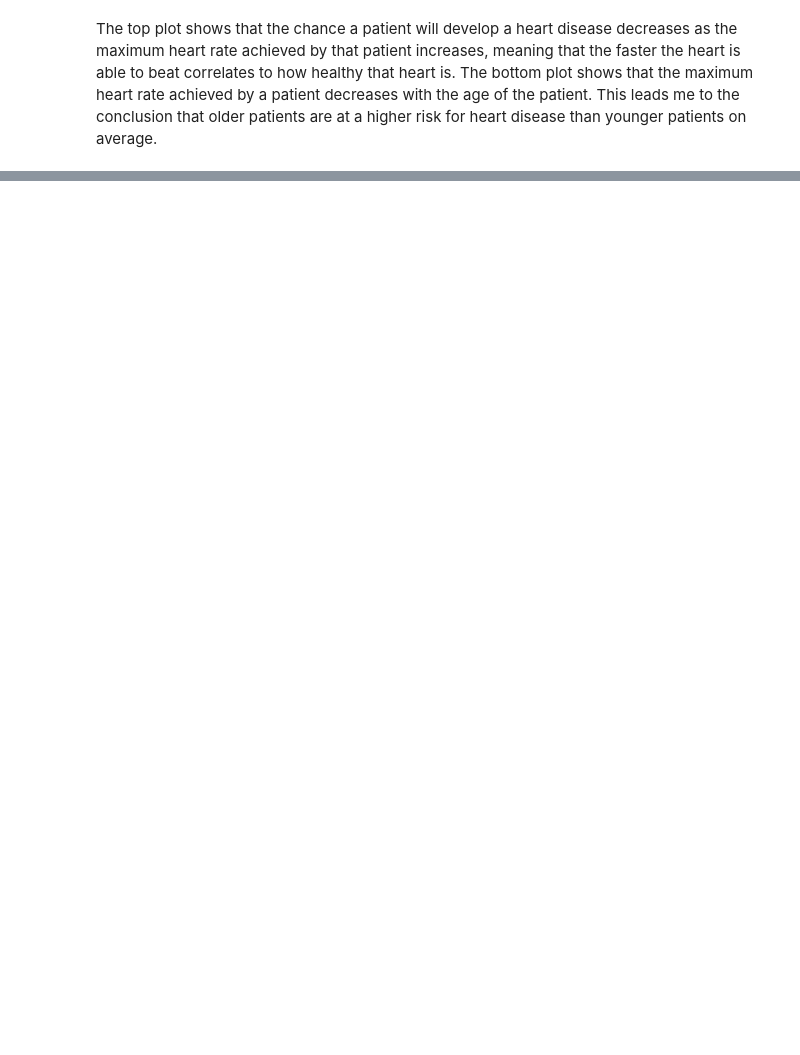
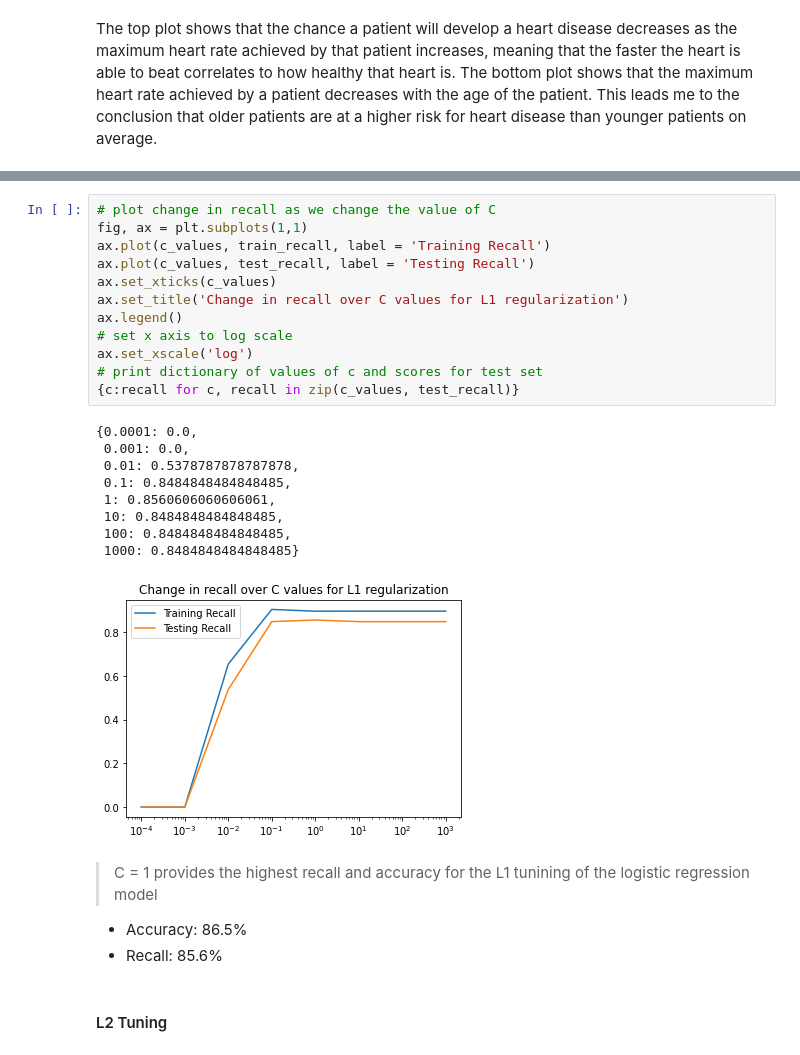
Before and after one commit to dcreeder89/Dojo-Project-2, a Jupyter notebook: Reeder__Heart_Failure_Prediction_Data_Analysis.ipynb, the cells around one changed output, grey strips where cells are left out. Cells and saved outputs as stored; diff of their text form; blank space fills up the shorter version.

```diff
--- a/Reeder__Heart_Failure_Prediction_Data_Analysis.ipynb
+++ b/Reeder__Heart_Failure_Prediction_Data_Analysis.ipynb
@@ -568,0 +798,28 @@ The top plot shows that the chance a patient will develop a heart disease decrea
+# %%
+# plot change in recall as we change the value of C
+fig, ax = plt.subplots(1,1)
+ax.plot(c_values, train_recall, label = 'Training Recall')
+ax.plot(c_values, test_recall, label = 'Testing Recall')
+ax.set_xticks(c_values)
+ax.set_title('Change in recall over C values for L1 regularization')
+ax.legend()
+# set x axis to log scale
+ax.set_xscale('log')
+# print dictionary of values of c and scores for test set
+{c:recall for c, recall in zip(c_values, test_recall)}
+# %% [output]
+{0.0001: 0.0,
+ 0.001: 0.0,
+ 0.01: 0.5378787878787878,
+ 0.1: 0.8484848484848485,
+ 1: 0.8560606060606061,
+ 10: 0.8484848484848485,
+ 100: 0.8484848484848485,
+ 1000: 0.8484848484848485}
+[figure, added]
+# %% [markdown]
+> C = 1 provides the highest recall and accuracy for the L1 tunining of the logistic regression model
+- Accuracy: 86.5%
+- Recall: 85.6%
+# %% [markdown]
+#### L2 Tuning
```
Also changed, not shown: parts of 177 cells of this notebook.
